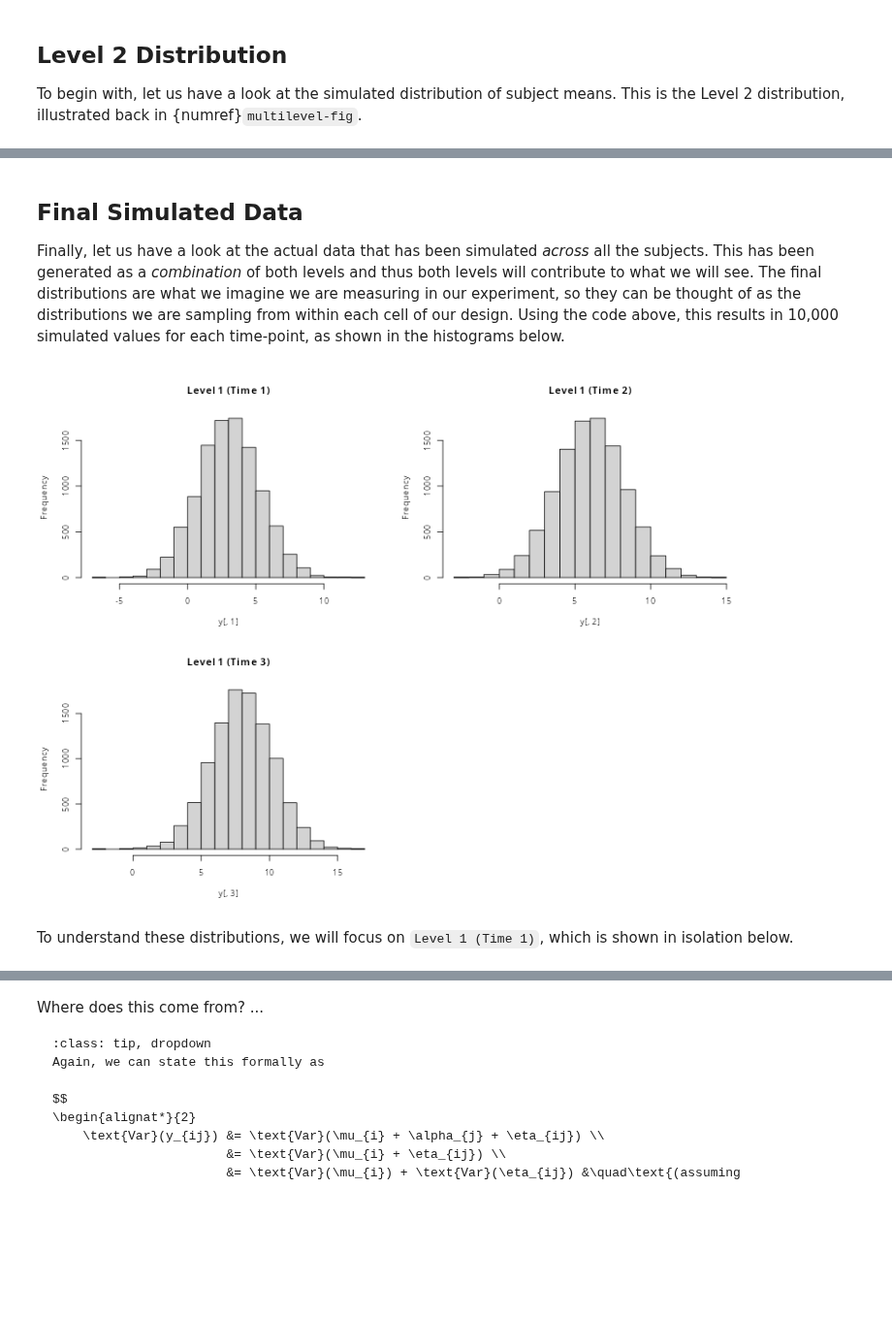
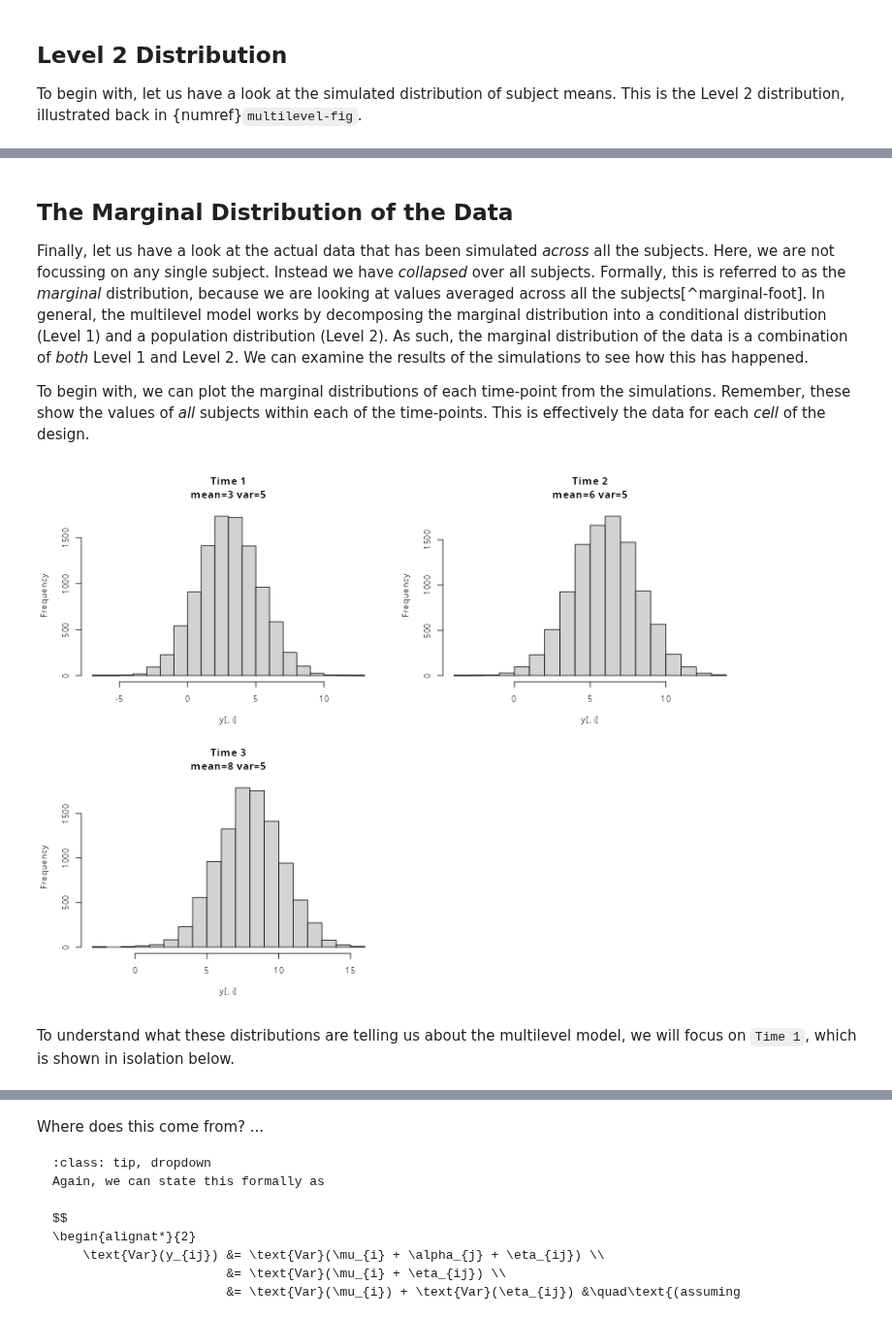
Before and after one commit to PCHN63112-Mixed-Models/mixed-effects-intro, a Jupyter notebook: _build/jupyter_execute/3.multilevel-simulation.ipynb, the cells around one changed output, grey strips where cells are left out. Shown at 97% size. Saved outputs shown, nothing was run; the diff lists cells and outputs as text; code cells hidden in the pictures; blank space fills up the shorter version.

```diff
--- a/_build/jupyter_execute/3.multilevel-simulation.ipynb
+++ b/_build/jupyter_execute/3.multilevel-simulation.ipynb
@@ -20,8 +20,8 @@ mu    <- 5                          # group-level grand mean
 alpha <- c(-2,1,3)                  # repeated measures effects
 
 # variances
-sigma2.1 <- 3                       # Level 1 (within-subject)
-sigma2.2 <- 2                       # Level 2 (between-subjects)
+sigma2.1 <- 2                       # Level 1 (within-subject)
+sigma2.2 <- 3                       # Level 2 (between-subjects)
 
 # empty matrix for y (N x T)
 y <- matrix(nrow=n.subs, ncol=n.t)
@@ -81,11 +109,12 @@ for (j in 1:3){
     # subject index
     sub.idx  <- subs[i]
 
-    # Level 1 distribution
-    sub.dist <- rnorm(n=5000, mean=mu.i[sub.idx] + alpha[j], sd=sqrt(sigma2.2))
+    # Level 1 distribution (n=5000 now rather than n=1)
+    sub.dist <- rnorm(n=5000, mean=mu.i[sub.idx] + alpha[j], sd=sqrt(sigma2.1))
 
     # plot the distribution
-    hist(sub.dist, main=paste0('Subject ', sub.idx, ' (mu.i = ', round(mu.i[sub.idx]), ')'),
+    hist(sub.dist,
+         main=paste0('Sub ', sub.idx, ' (mu.i=', round(mu.i[sub.idx]), ')\nmean=', round(mean(sub.dist)), ' var=', round(var(sub.dist)) ),
          xlab=paste0('Time ', j), breaks=20)
   }
 }
@@ -96,11 +133,12 @@ There are some key things to notice here. Firstly, each subject has a different
 # %% [markdown]
-## Final Simulated Data
-Finally, let us have a look at the actual data that has been simulated *across* all the subjects. This has been generated as a *combination* of both levels and thus both levels will contribute to what we will see. The final distributions are what we imagine we are measuring in our experiment, so they can be thought of as the distributions we are sampling from within each cell of our design. Using the code above, this results in 10,000 simulated values for each time-point, as shown in the histograms below.
+## The Marginal Distribution of the Data
+Finally, let us have a look at the actual data that has been simulated *across* all the subjects. Here, we are not focussing on any single subject. Instead we have *collapsed* over all subjects. Formally, this is referred to as the *marginal* distribution, because we are looking at values averaged across all the subjects[^marginal-foot]. In general, the multilevel model works by decomposing the marginal distribution into a conditional distribution (Level 1) and a population distribution (Level 2). As such, the marginal distribution of the data is a combination of *both* Level 1 and Level 2. We can examine the results of the simulations to see how this has happened.
+
+To begin with, we can plot the marginal distributions of each time-point from the simulations. Remember, these show the values of *all* subjects within each of the time-points. This is effectively the data for each *cell* of the design.
 # %%
 par(mfrow=c(2,2))
-hist(y[,1], main='Level 1 (Time 1)')
-hist(y[,2], main='Level 1 (Time 2)')
-hist(y[,3], main='Level 1 (Time 3)')
-par(mfrow=c(1,1))
+for (i in 1:3){
+  hist(y[,i], main=paste0('Time ',i,'\nmean=',round(mean(y[,i])),' var=',round(var(y[,i]))))
+}
 # %% [output]
-[figure, old version]
+[figure, new version]
@@ -107,3 +147,3 @@ par(mfrow=c(1,1))
 # %% [markdown]
-To understand these distributions, we will focus on `Level 1 (Time 1)`, which is shown in isolation below.
+To understand what these distributions are telling us about the multilevel model, we will focus on `Time 1`, which is shown in isolation below.
 # %%
```
Also changed, not shown: parts of 22 cells of this notebook, 24 other files.
